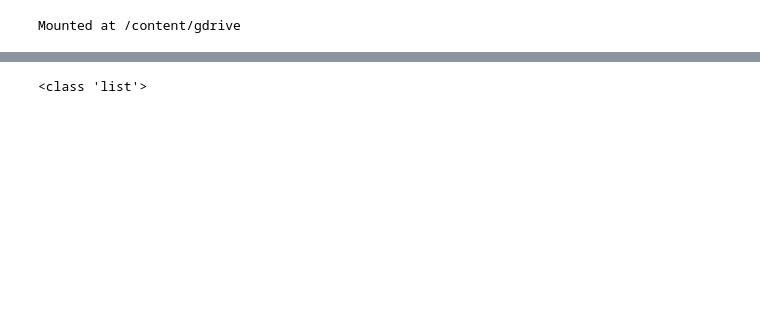
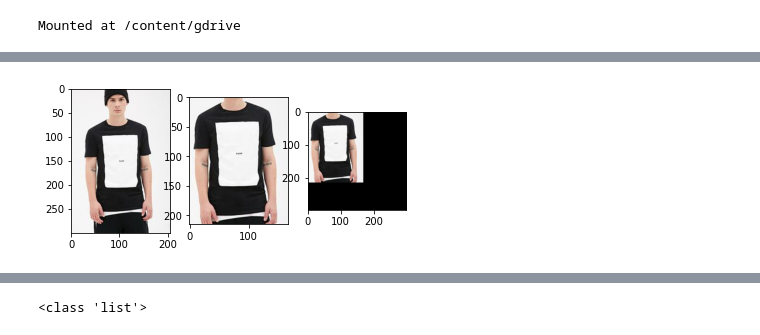
Before and after one commit to fnavab/APS360-project, a Jupyter notebook: Data_Processing.ipynb, the cells around one changed output, grey strips where cells are left out. Drawn from its saved outputs; the diff is of its cells as text; code cells hidden in the pictures; blank space fills up the shorter version.

```diff
--- a/Data_Processing.ipynb
+++ b/Data_Processing.ipynb
@@ -11,7 +13,7 @@ import scipy.ndimage.interpolation as inter
 from google.colab import drive
 drive.mount('/content/gdrive')
 master_path = '/content/gdrive/My Drive/Colab Notebooks/'
-folder = 'samples'
+folder = 'Project/Image_data/'
 # %% [output]
 Mounted at /content/gdrive
 # %%
@@ -109,11 +178,3 @@ def crop_image(img, filename, max_size):
   plt.show(block=True)
 
   return bg
-# %%
-processed_imgs = []
-
-for images, labels, fname in dataloader:
-  img = images[0] # batch size 1
-  filename = fname[0]
-  processed_img = crop_image(img, filename, max) # crop image
-  processed_imgs.append((processed_img, labels[0])) # add cropped image + label to appropriate class list
@@ -121,0 +181,86 @@ for images, labels, fname in dataloader:
+# %%
+### IMAGE CROPPING AND SAVING ###
+
+# Set up empty lists to store processed data
+processed_tshirts, processed_longsleeves, processed_jeans, processed_loungepants, processed_shorts = [], [], [], [], []
+processed_skirts, processed_sweaters, processed_dresses, processed_jackets = [], [], [], []
+
+i=0
+for images, labels, fname in tshirts_loader:
+  img = images[0] # batch size 1
+  filename = fname[0]
+  processed_img = crop_image(img, 0, filename, max_h, max_w) # crop image
+  processed_tshirts.append((processed_img, 0)) # add cropped image + label (hard coded)
+
+  i+=1
+  if i > 11:
+    break
+
+i=0
+for images, labels, fname in longsleeve_loader:
+  img = images[0] # batch size 1
+  filename = fname[0]
+  processed_img = crop_image(img, 1, filename, max_h, max_w) # crop image
+  processed_longsleeves.append((processed_img, 1)) # add cropped image + label (hard coded)
+
+  i+=1
+  if i > 11:
+    break
+
+i=0
+for images, labels, fname in jeans_loader:
+  img = images[0] # batch size 1
+  filename = fname[0]
+  processed_img = crop_image(img, 2, filename, max_h, max_w) # crop image
+  processed_jeans.append((processed_img, 2)) # add cropped image + label (hard coded)
+
+  i+=1
+  if i > 11:
+    break
+
+#for images, labels, fname in loungepants_loader:
+#  img = images[0] # batch size 1
+#  filename = fname[0]
+#  processed_img = crop_image(img, 3, filename, max_h, max_w) # crop image
+#  processed_loungepants.append((processed_img, 3)) # add cropped image + label (hard coded)
+
+#for images, labels, fname in shorts_loader:
+#  img = images[0] # batch size 1
+#  filename = fname[0]
+#  processed_img = crop_image(img, 4, filename, max_h, max_w) # crop image
+#  processed_shorts.append((processed_img, 4)) # add cropped image + label (hard coded)
+
+i=0
+for images, labels, fname in skirt_loader:
+  img = images[0] # batch size 1
+  filename = fname[0]
+  processed_img = crop_image(img, 5, filename, max_h, max_w) # crop image
+  processed_skirts.append((processed_img, 5)) # add cropped image + label (hard coded)
+
+  i+=1
+  if i > 11:
+    break
+
+i=0
+for images, labels, fname in sweater_loader:
+  img = images[0] # batch size 1
+  filename = fname[0]
+  processed_img = crop_image(img, 6, filename, max_h, max_w) # crop image
+  processed_sweaters.append((processed_img, 6)) # add cropped image + label (hard coded)
+
+  i+=1
+  if i > 11:
+    break
+
+#for images, labels, fname in dress_loader:
+#  img = images[0] # batch size 1
+#  filename = fname[0]
+#  processed_img = crop_image(img, 7, filename, max_h, max_w) # crop image
+#  processed_dresses.append((processed_img, 7)) # add cropped image + label (hard coded)
+
+#for images, labels, fname in jacket_loader:
+#  img = images[0] # batch size 1
+#  filename = fname[0]
+#  processed_img = crop_image(img, 8, filename, max_h, max_w) # crop image
+#  processed_jackets.append((processed_img, 8)) # add cropped image + label (hard coded)
+# %% [output]
@@ -121,0 +272 @@ for images, labels, fname in dataloader:
+[figure, added]
```
Also changed, not shown: parts of 17 cells of this notebook.
